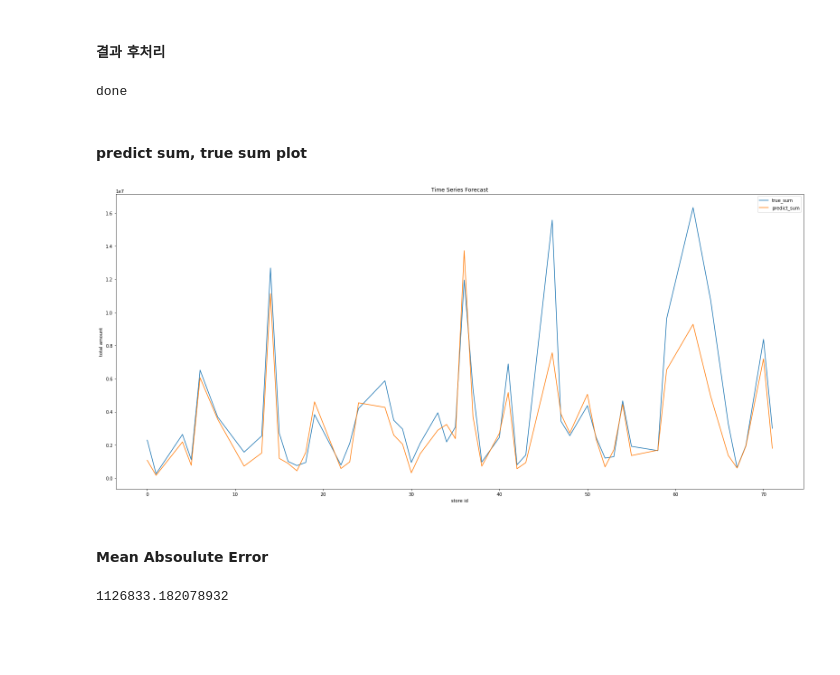
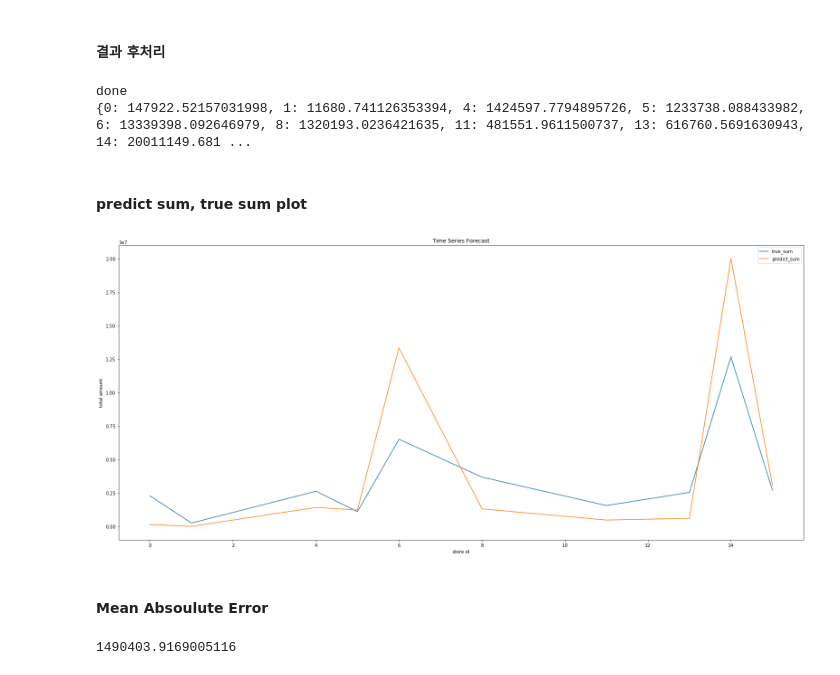
Before and after one commit to Koo-Koo/dacon-sales-prediction, a Jupyter notebook: dacon_prophet_test.ipynb, the cells around one changed output. Saved outputs shown, nothing was run; the diff lists cells and outputs as text; code cells hidden in the pictures; blank space fills up the shorter version.

Commit message:
prophet 0827

```diff
--- a/dacon_prophet_test.ipynb
+++ b/dacon_prophet_test.ipynb
@@ -106,30 +95,40 @@ done
 # %%
 # make model and predict
 stores = df['store_id'].unique()
-store_size = 50 # 50개 컷
+store_size = 30 # 50개 컷
 test_sum = {}
 i = 0
-for store_id in store_list[:store_size]:
+for store_id in store_list[1000:1010]:
     i += 1
     print(i," ",store_id)
     store_ts = ts_train[ts_train.store_id==store_id]
     store_ts = sampling(store_ts,14)
+#     print(store_ts)
+    # log
+    store_ts.amount = np.log(store_ts.amount)
+    store_ts.amount = store_ts['amount'].apply((lambda x: 0 if x<0 else x))
     count_zero = len(store_ts[(store_ts.amount == 0) | (store_ts.amount.isna())])
-    cps = max(0.5*((1 - (count_zero)/len(store_ts))),0.05)
+    cps = max(50*((1 - (count_zero)/len(store_ts)))**2,0.05)
+#     print(store_ts)
     # prophet 데이터
     store_ts['y'] = store_ts['amount']
     store_ts['ds'] = store_ts.index
     store_ts = store_ts.drop('amount', axis=1)
     store_ts = store_ts.drop('store_id', axis=1)
+    store_ts['cap'] = store_ts.y.max()
+    store_ts['floor'] = store_ts.y.min()
     # prediction
-    m = Prophet(changepoint_prior_scale=cps,changepoint_range=0.8)
+    m = Prophet(changepoint_prior_scale=cps,changepoint_range=0.9,growth='linear')
     m_fit = m.fit(store_ts)
     future = m_fit.make_future_dataframe(periods=6,freq='2W')
+#     future['cap'] = store_ts.y.max()
+#     future['floor'] = store_ts.y.min()
     forecast = m_fit.predict(future)
     size = store_ts.shape[0]
-    result = np.sum(forecast.yhat[size:])
-    test_sum[store_id] = result
-#     print(forecast[size:])
-#     print(forecast.yhat[size:])
     fig1 = m.plot(forecast)
     plt.title("number {} store_id {} cps : {}".format(i,store_id,cps))
+#     print(forecast.yhat[size:])
+    result = np.sum(list(map(lambda x: np.exp(x) , forecast.yhat[size:])))
+#     result = forecast.yhat[size:].sum()
+    test_sum[store_id] = result
+#     print("{:0.2f}".format(result))
@@ -143,7 +164,7 @@ new_test_dict = {}
 new_test_dict['store_id'] = []
 new_test_dict['amount'] = []
 # print(store_list)
-for store_id in store_list[:store_size]:
+for store_id in store_list[:store_size-20]:
 #     print(store_id)
     new_true_dict['amount'].append(true_sum[store_id])
     new_true_dict['store_id'].append(store_id)
@@ -158,22 +179,25 @@ predict_frame = pd.DataFrame(new_test_dict)
 predict_frame = predict_frame.set_index("store_id")
 predict_frame = predict_frame['amount'].apply((lambda x: x*1))
 print("done")
+
+print(test_sum)
 # %% [output]
 done
+{0: 147922.52157031998, 1: 11680.741126353394, 4: 1424597.7794895726, 5: 1233738.088433982, 6: 13339398.092646979, 8: 1320193.0236421635, 11: 481551.9611500737, 13: 616760.5691630943, 14: 20011149.681 ...
 # %% [markdown]
 #### predict sum, true sum plot
 # %%
 plt.figure(figsize=(22,10))
-plt.plot(true_frame,label = "true_sum")
-plt.plot(predict_frame,label = "predict_sum")
+plt.plot(true_frame[0:store_size],label = "true_sum")
+plt.plot(predict_frame[0:store_size],label = "predict_sum")
 plt.title("Time Series Forecast")
 plt.xlabel("store id")
 plt.ylabel("total amount")
 plt.legend()
 plt.tight_layout()
 plt.show()
 # %% [output]
-[figure, old version]
+[figure, new version]
 # %% [markdown]
 #### Mean Absoulute Error
 # %%
@@ -181,4 +205,4 @@ from sklearn.metrics import mean_absolute_error
 mae = mean_absolute_error(predict_frame[:store_size],true_frame[:store_size])
 print(mae)
 # %% [output]
-1126833.182078932
+1490403.9169005116
```
Also changed, not shown: parts of 2 cells of this notebook, 2 other files.
